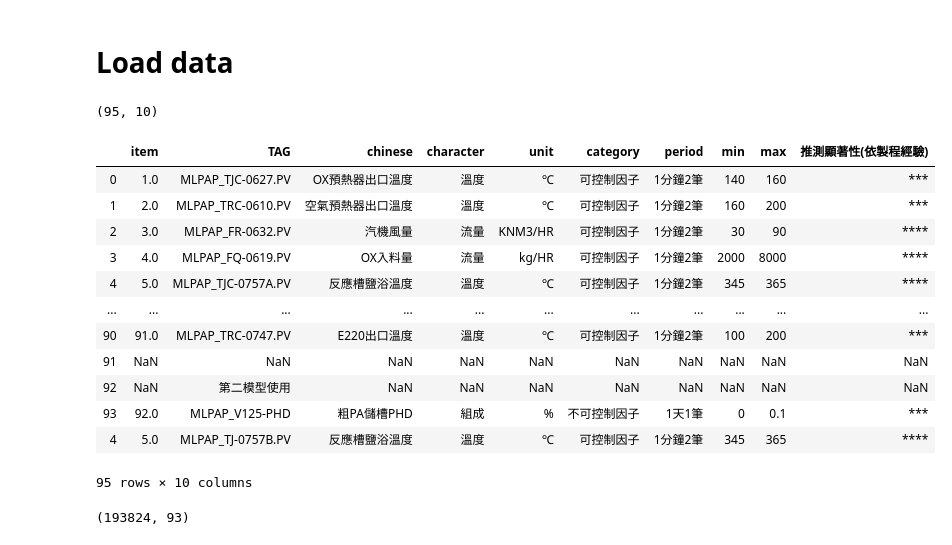
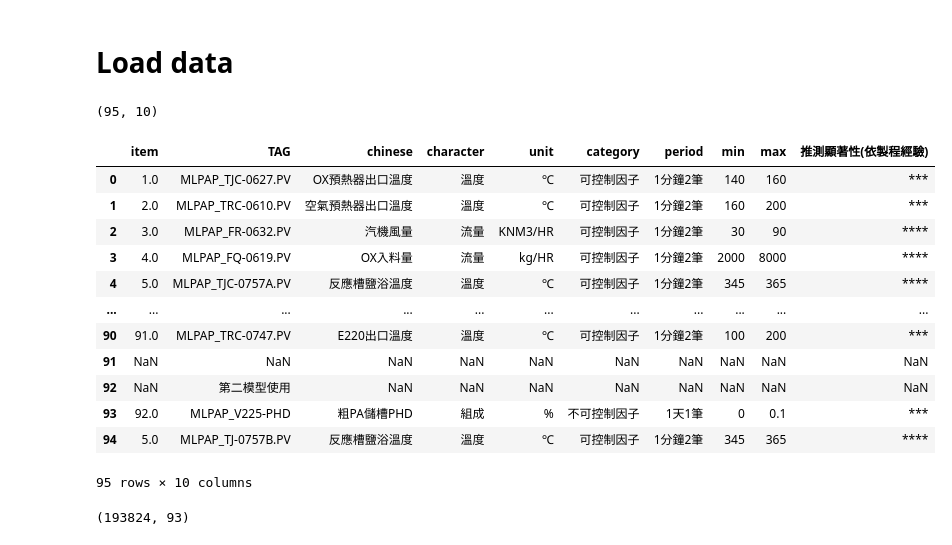
Before and after one commit to skywalker0803r/pa_0331, a Jupyter notebook: preprocessing.ipynb, the cells around one changed output. Cells and saved outputs as stored; diff of their text form; code cells hidden in the pictures.

```diff
--- a/preprocessing.ipynb
+++ b/preprocessing.ipynb
@@ -18,23 +18,24 @@ def get_col(df,name):
 # %% [markdown]
 # Load data
 # %%
-tag = pd.read_csv('./data/tag盤點表_cleaned.csv',index_col=0)
+tag = pd.read_csv('./data/tag_cleaned.csv',index_col=0)
+tag_map = dict(zip(tag.TAG,tag.chinese))
 print(tag.shape)
 tag
 # %% [output]
 (95, 10)
 |  | item | TAG | chinese | character | unit | category | period | min | max | 推測顯著性(依製程經驗) |
 | 0 | 1.0 | MLPAP_TJC-0627.PV | OX預熱器出口溫度 | 溫度 | ℃ | 可控制因子 | 1分鐘2筆 | 140 | 160 | *** |
 | 1 | 2.0 | MLPAP_TRC-0610.PV | 空氣預熱器出口溫度 | 溫度 | ℃ | 可控制因子 | 1分鐘2筆 | 160 | 200 | *** |
 | 2 | 3.0 | MLPAP_FR-0632.PV | 汽機風量 | 流量 | KNM3/HR | 可控制因子 | 1分鐘2筆 | 30 | 90 | **** |
 | 3 | 4.0 | MLPAP_FQ-0619.PV | OX入料量 | 流量 | kg/HR | 可控制因子 | 1分鐘2筆 | 2000 | 8000 | **** |
 | 4 | 5.0 | MLPAP_TJC-0757A.PV | 反應槽鹽浴溫度 | 溫度 | ℃ | 可控制因子 | 1分鐘2筆 | 345 | 365 | **** |
 | ... | ... | ... | ... | ... | ... | ... | ... | ... | ... | ... |
 | 90 | 91.0 | MLPAP_TRC-0747.PV | E220出口溫度 | 溫度 | ℃ | 可控制因子 | 1分鐘2筆 | 100 | 200 | *** |
 | 91 | NaN | NaN | NaN | NaN | NaN | NaN | NaN | NaN | NaN | NaN |
 | 92 | NaN | 第二模型使用 | NaN | NaN | NaN | NaN | NaN | NaN | NaN | NaN |
-| 93 | 92.0 | MLPAP_V125-PHD | 粗PA儲槽PHD | 組成 | % | 不可控制因子 | 1天1筆 | 0 | 0.1 | *** |
-| 4 | 5.0 | MLPAP_TJ-0757B.PV | 反應槽鹽浴溫度 | 溫度 | ℃ | 可控制因子 | 1分鐘2筆 | 345 | 365 | **** |
+| 93 | 92.0 | MLPAP_V225-PHD | 粗PA儲槽PHD | 組成 | % | 不可控制因子 | 1天1筆 | 0 | 0.1 | *** |
+| 94 | 5.0 | MLPAP_TJ-0757B.PV | 反應槽鹽浴溫度 | 溫度 | ℃ | 可控制因子 | 1分鐘2筆 | 345 | 365 | **** |
 95 rows × 10 columns
 # %%
 df = pd.read_csv('./data/train_cleaned.csv',index_col=0,parse_dates=True)
```
Also changed, not shown: parts of 16 cells of this notebook.
